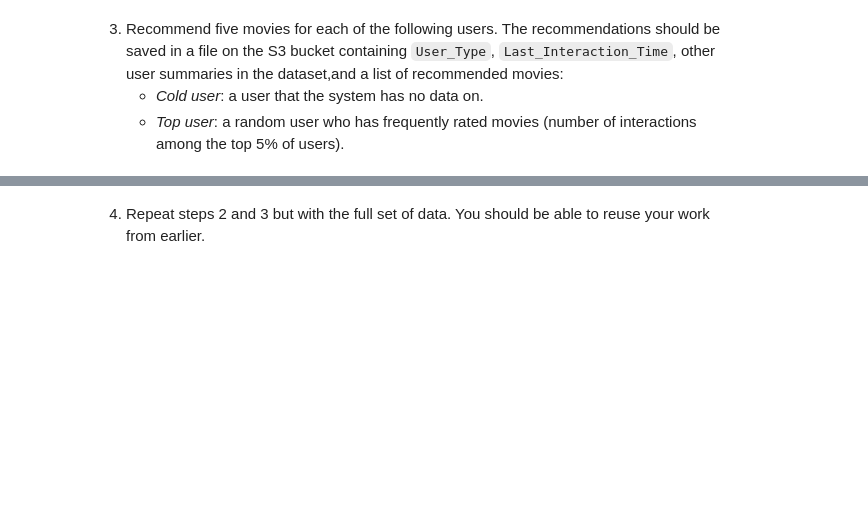
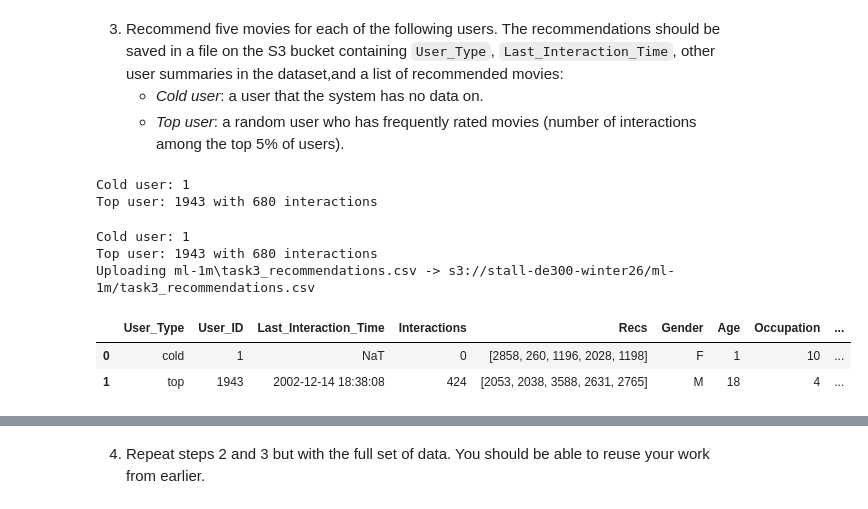
Before and after one commit to Tree-0/de300-2026wi-stall, a Jupyter notebook: homework/homework_2/DATA_ENG300_HW2_AWS_BERT.ipynb, the cells around one changed output, grey strips where cells are left out. Drawn from its saved outputs; the diff is of its cells as text; code cells hidden in the pictures; blank space fills up the shorter version.

```diff
--- a/homework/homework_2/DATA_ENG300_HW2_AWS_BERT.ipynb
+++ b/homework/homework_2/DATA_ENG300_HW2_AWS_BERT.ipynb
@@ -182,0 +342,2 @@ Failed to upload ml-1m\users.dat to s3://stall-de300-winter26/ml-1m/users.dat: F
+# %%
+events, sample_ratings = build_positive_ratings(ratings, users_sample)
@@ -182,0 +346,9 @@ Failed to upload ml-1m\users.dat to s3://stall-de300-winter26/ml-1m/users.dat: F
+# %%
+# Build Faiss index for ANN search using normalized embeddings
+def build_faiss_index(item_emb):
+    index = faiss.IndexFlatIP(item_emb.shape[1])
+    index.add(item_emb.numpy().astype("float32"))
+    print("Faiss index size:", index.ntotal)
+    return index
+# %%
+index = build_faiss_index(item_emb)
@@ -184,3 +418,27 @@ Failed to upload ml-1m\users.dat to s3://stall-de300-winter26/ml-1m/users.dat: F
 3. Recommend five movies for each of the following users.  The recommendations should be saved in a file on the S3 bucket containing `User_Type`, `Last_Interaction_Time`, other user summaries in the dataset,and a list of recommended movies:
     - *Cold user*: a user that the system has no data on.
     - *Top user*: a random user who has frequently rated movies (number of interactions among the top 5\% of users).
+# %%
+# cold user: not in the sampled user set
+def get_cold_user(users, users_sample):
+    all_user_ids = set(users["user_id"])
+    user_subset = set(users_sample["user_id"].tolist())
+    cold_user_candidates = all_user_ids - user_subset
+    cold_user = sorted(cold_user_candidates)[0]  # pick first user for consistency
+    print(f"Cold user: {cold_user}")
+    return cold_user
+
+# identify a top user: in the top 5% by number of interactions
+def get_top_user(sample_ratings):
+    user_interaction_counts = sample_ratings.groupby("user_id").size().reset_index(name="interaction_count")
+    top_5_percent_threshold = user_interaction_counts["interaction_count"].quantile(0.95)
+    top_users = user_interaction_counts[user_interaction_counts["interaction_count"] >= top_5_percent_threshold]
+    top_user = top_users.sample(1, random_state=42)["user_id"].iloc[0]
+    print(f"Top user: {top_user} with {user_interaction_counts[user_interaction_counts['user_id']==top_user]['interaction_count'].iloc[0]} interactions")
+    return top_user
+
+cold_user = get_cold_user(users, users_sample)
+top_user = get_top_user(sample_ratings)
+# %% [output]
+Cold user: 1
+Top user: 1943 with 680 interactions
@@ -186,0 +555,10 @@ Failed to upload ml-1m\users.dat to s3://stall-de300-winter26/ml-1m/users.dat: F
+# %%
+task3_recs = orchestrate_task3()
+task3_recs.head()
+# %% [output]
+Cold user: 1
+Top user: 1943 with 680 interactions
+Uploading ml-1m\task3_recommendations.csv -> s3://stall-de300-winter26/ml-1m/task3_recommendations.csv
+|  | User_Type | User_ID | Last_Interaction_Time | Interactions | Recs | Gender | Age | Occupation | ... |
+| 0 | cold | 1 | NaT | 0 | [2858, 260, 1196, 2028, 1198] | F | 1 | 10 | ... |
+| 1 | top | 1943 | 2002-12-14 18:38:08 | 424 | [2053, 2038, 3588, 2631, 2765] | M | 18 | 4 | ... |
```
Also changed, not shown: parts of 29 cells of this notebook, 3 other files.
